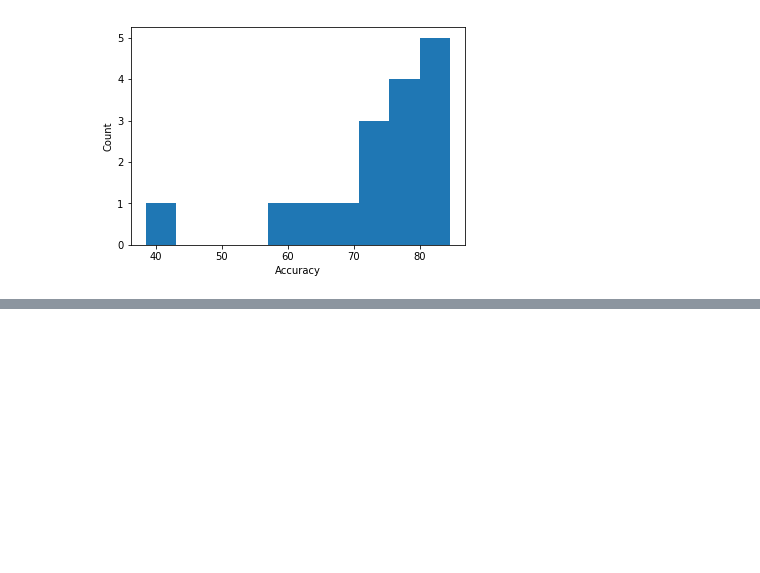
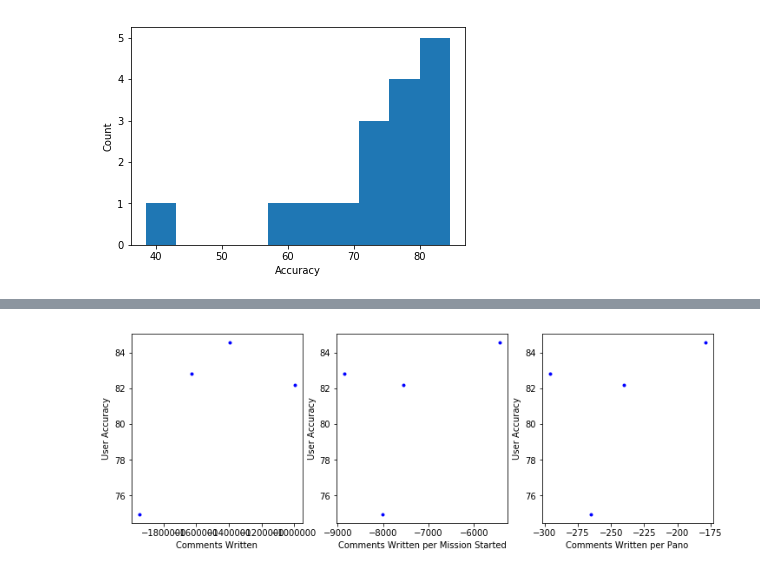
Before and after one commit to ProjectSidewalk/sidewalk-quality-analysis, a Jupyter notebook: sidewalk-user-quality-analysis-tyler.ipynb, the cells around one changed output, grey strips where cells are left out. Saved outputs shown, nothing was run; the diff lists cells and outputs as text; code cells hidden in the pictures; blank space fills up the shorter version.

```diff
--- a/sidewalk-user-quality-analysis-tyler.ipynb
+++ b/sidewalk-user-quality-analysis-tyler.ipynb
@@ -62,5 +132,6 @@ def counting_graph (info_type, graph_type, *args):
 # %%
-def scatter_plot(info_type, user_information, user_panos, user_missions):
+def scatter_plot(info_type, user_information, user_panos, user_missions, multi_plot):
+    if multi_plot:
         f, axs = plt.subplots(1,3,figsize=(12,4))
         plt.subplot(133)
         plt.ylabel('User Accuracy')
@@ -79,13 +150,13 @@ def scatter_plot(info_type, user_information, user_panos, user_missions):
             accuracy = user_info[1]
             plt.plot(info, accuracy, '.', color = 'blue')
         plt.subplot(131)
-        plt.ylabel('User Accuracy')
-        plt.xlabel(info_type)
-        for entry in user_information.keys():
-            user_info = user_information.get(entry)
-            info = user_info[0]
-            accuracy = user_info[1]
-            plt.plot(info, accuracy, '.', color = 'blue')
+    plt.ylabel('User Accuracy')
+    plt.xlabel(info_type)
+    for entry in user_information.keys():
+        user_info = user_information.get(entry)
+        info = user_info[0]
+        accuracy = user_info[1]
+        plt.plot(info, accuracy, '.', color = 'blue')
 # %%
 def histogram(info_type, user_information):
     plt.hist(user_information)
@@ -123,0 +204,18 @@ histogram('Accuracy', users[' accuracy'])
+# %%
+# Number of Comments Written
+# in progress
+user_information = {}
+user_panos = {}
+user_missions = {}
+df_comments = find_action('ContextMenu_TextBoxBlur')
+df_window_closes = find_action('ContextMenu_Close')
+df_comments_grouped = df_comments.groupby(['user_id'])
+df_window_closes_grouped = df_window_closes.groupby(['user_id'])
+df_all_grouped = df_interactions.groupby(['user_id'])
+for index, current_id in enumerate(df_comments_grouped.groups):
+    user_information[current_id] = len(df_comments_grouped.get_group(current_id)) - len(df_all_grouped.get_group(current_id)), users[' accuracy'][index]
+    user_panos[current_id] = df_all_grouped.get_group(current_id)['gsv_panorama_id'].nunique()
+    user_missions[current_id] = df_all_grouped.get_group(current_id)['mission_id'].nunique()
+scatter_plot('Comments Written', user_information, user_panos, user_missions, True)
+# %% [output]
+[figure, added]
```
Also changed, not shown: parts of 20 cells of this notebook.
